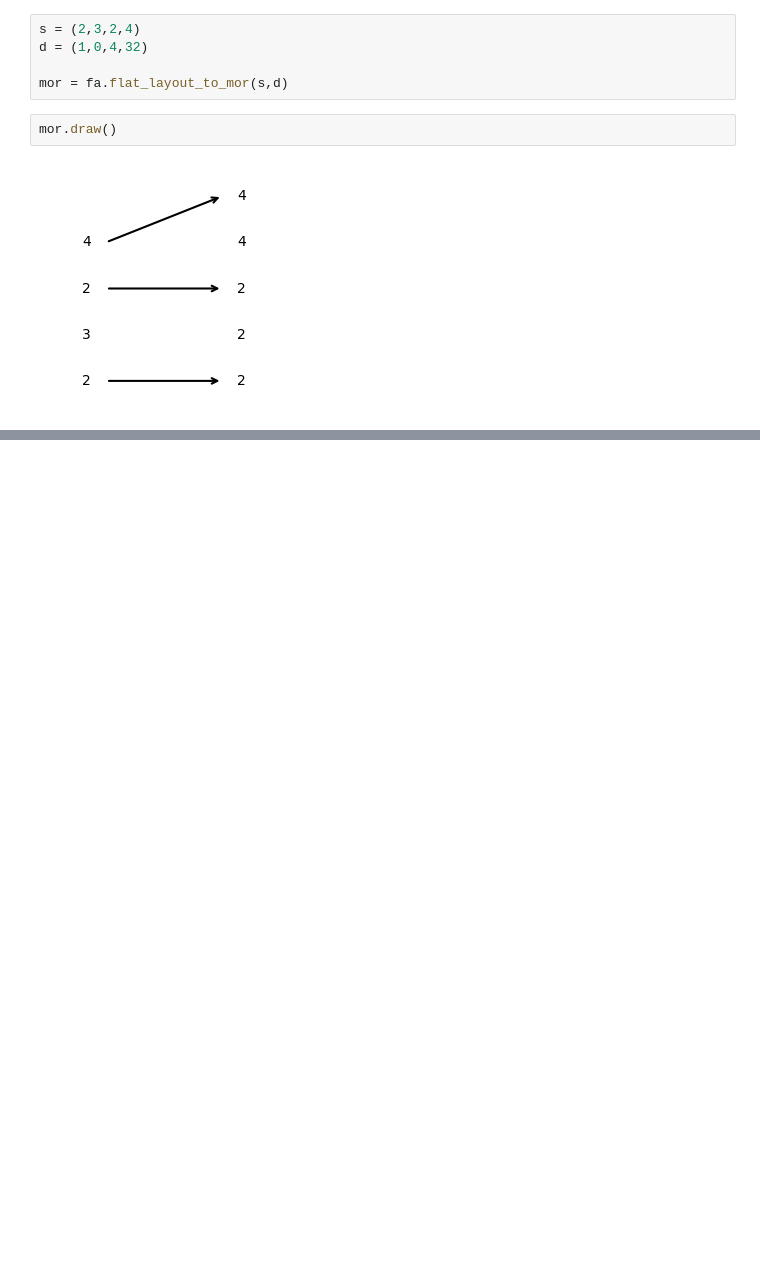
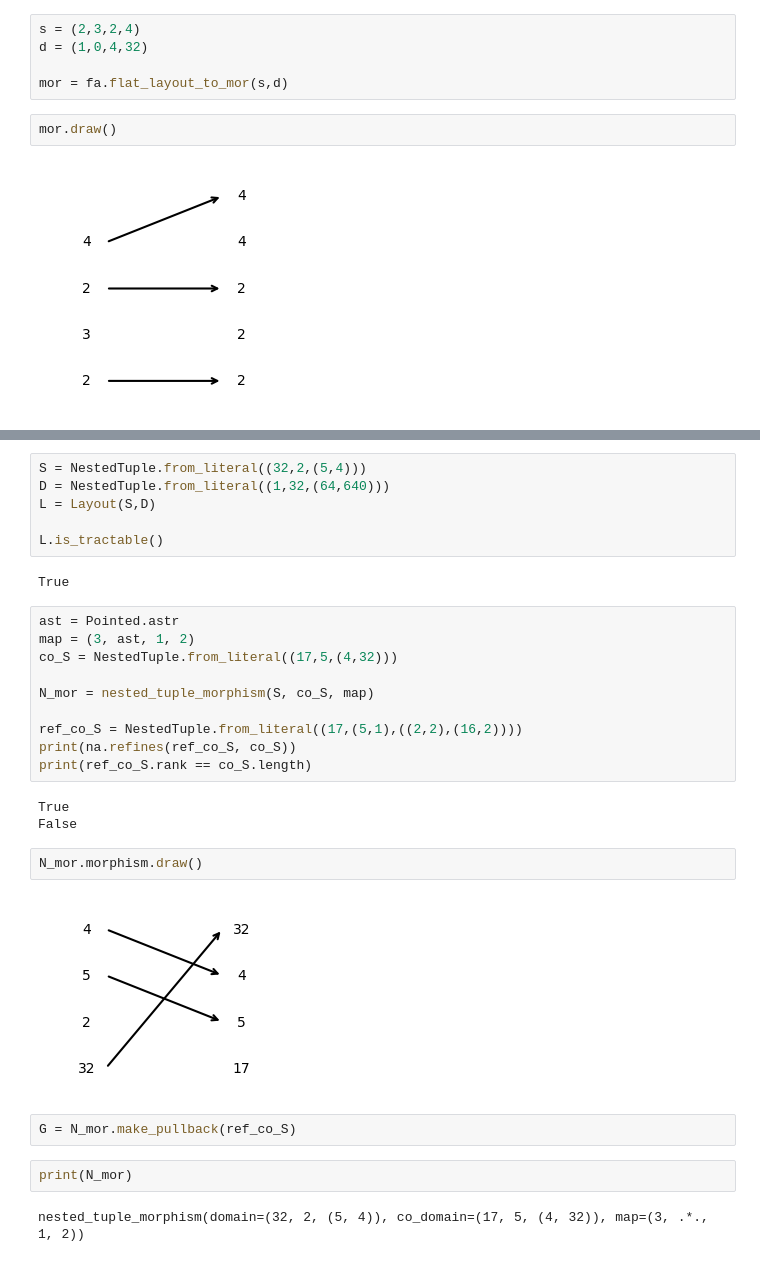
Before and after one commit to PranavDeepakSathya/theCudaBender, a Jupyter notebook: Layout/compositions.ipynb, the cells around one changed output, grey strips where cells are left out. Drawn from its saved outputs; the diff is of its cells as text; blank space fills up the shorter version.

Commit message:
daddy_made_pullback!!

```diff
--- a/Layout/compositions.ipynb
+++ b/Layout/compositions.ipynb
@@ -136,0 +139,31 @@ mor.draw()
+# %%
+S = NestedTuple.from_literal((32,2,(5,4)))
+D = NestedTuple.from_literal((1,32,(64,640)))
+L = Layout(S,D)
+
+L.is_tractable()
+# %% [output]
+True
+# %%
+ast = Pointed.astr
+map = (3, ast, 1, 2)
+co_S = NestedTuple.from_literal((17,5,(4,32)))
+
+N_mor = nested_tuple_morphism(S, co_S, map)
+
+ref_co_S = NestedTuple.from_literal((17,(5,1),((2,2),(16,2))))
+print(na.refines(ref_co_S, co_S))
+print(ref_co_S.rank == co_S.length)
+# %% [output]
+True
+False
+# %%
+N_mor.morphism.draw()
+# %% [output]
+[figure, added]
+# %%
+G = N_mor.make_pullback(ref_co_S)
+# %%
+print(N_mor)
+# %% [output]
+nested_tuple_morphism(domain=(32, 2, (5, 4)), co_domain=(17, 5, (4, 32)), map=(3, .*., 1, 2))
```
Also changed, not shown: parts of 14 cells of this notebook, 2 other files.
